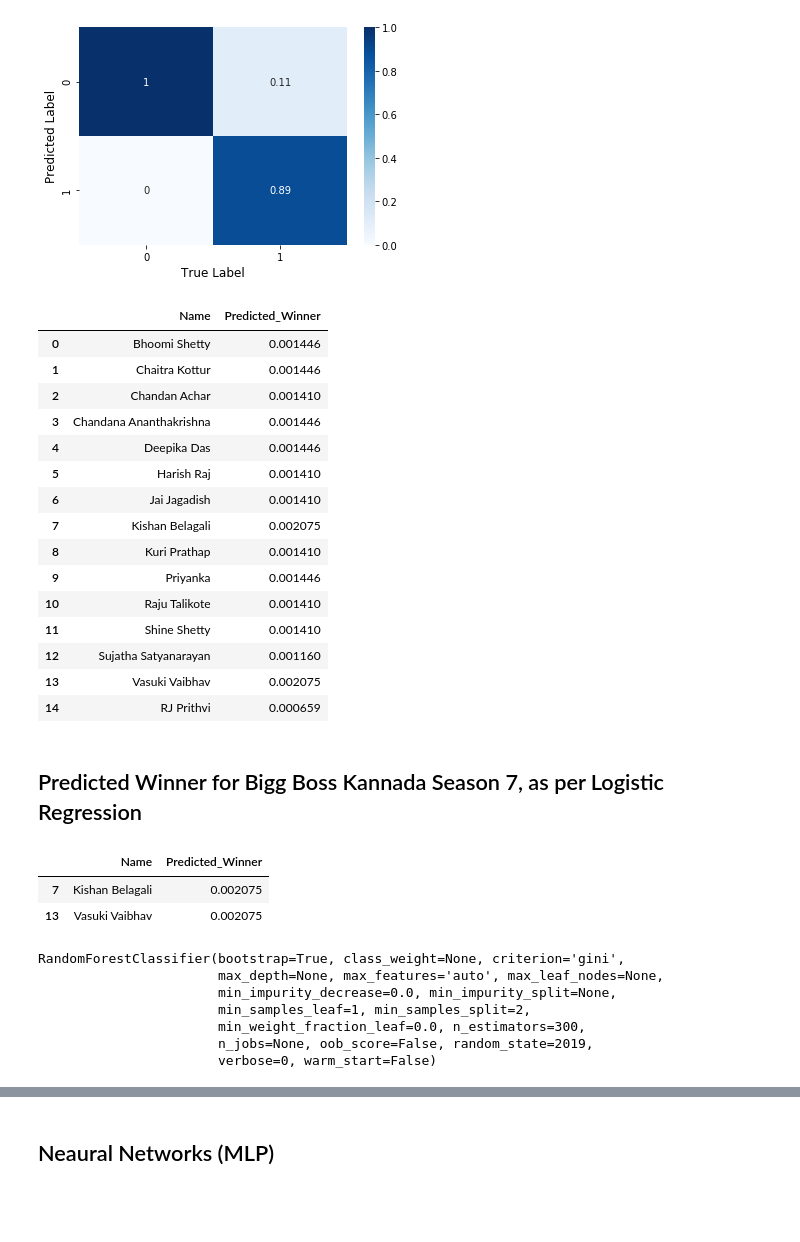
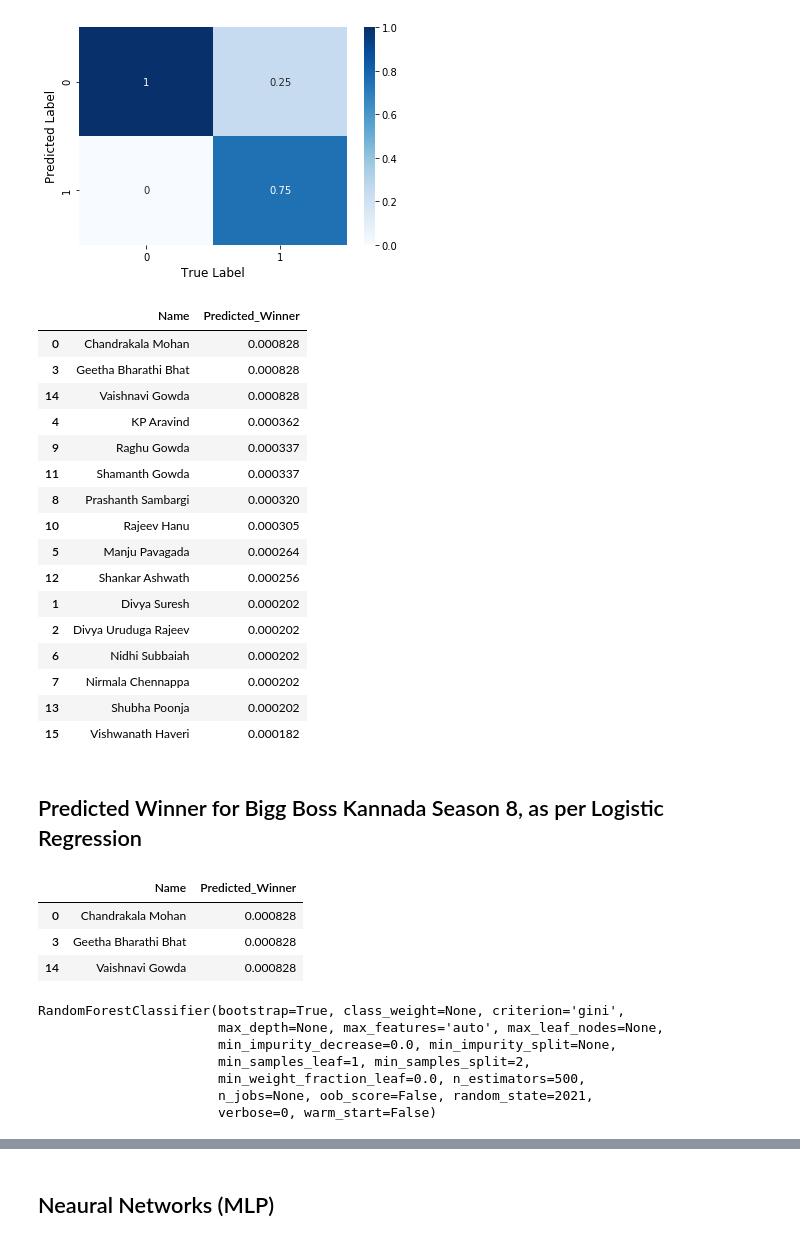
Before and after one commit to satya-thirumani/bigg-boss-data-set, a Jupyter notebook: Predicting Bigg Boss Kannada Season Winner.ipynb, the cells around one changed output, grey strips where cells are left out. Saved outputs shown, nothing was run; the diff lists cells and outputs as text; code cells hidden in the pictures; blank space fills up the shorter version.

```diff
--- a/Predicting Bigg Boss Kannada Season Winner.ipynb
+++ b/Predicting Bigg Boss Kannada Season Winner.ipynb
@@ -185,3 +185,7 @@ Name: Wild Card, dtype: float64
+# %%
+# Common people has many professions, so clubbing them into one category
+bigg_boss['Profession'] = bigg_boss['Profession'].fillna('UNKNOWN')
+bigg_boss.loc[bigg_boss['Profession'].str.contains('Commoner'),'Profession']='Commoner'
 # %% [markdown]
 ## Number of film actress entered into the Bigg Boss houses, are more when compared to other professions
 # %%
@@ -497,6 +525,6 @@ test
 # %%
-BB_Kannada_participant = test[['Name']]
-BB_Kannada_participant.reset_index(drop=True, inplace=True)
-BB_Kannada_participant
+BB_Kannada_participants = test[['Name']]
+BB_Kannada_participants.reset_index(drop=True, inplace=True)
+BB_Kannada_participants
 # %% [output]
 |  | Name |
@@ -585,6 +615,6 @@ Length: 163, dtype: int64
 # %%
-train2.drop(["Profession_Musician","Profession_Dancer"], axis=1, inplace=True)
-test.drop(["Profession_Musician","Profession_Dancer"], axis=1, inplace=True)
+train2.drop(["Profession_Musician","Profession_UNKNOWN"], axis=1, inplace=True)
+test.drop(["Profession_Musician","Profession_UNKNOWN"], axis=1, inplace=True)
 # %%
 train2.head()
 # %% [output]
@@ -658,4 +689,4 @@ F1 score for C=1000: 99.33696433544242
 # %%
-logi = LogisticRegression(random_state=2019,C=10).fit(x_train, y_train)
+logi = LogisticRegression(random_state=2021,C=20).fit(x_train, y_train)
 logi
 # %% [output]
@@ -681,46 +712,47 @@ plot_confusion_matrix()
 [figure]
 # %%
 predicted_val_logi = logi.predict_proba(test)[:, 1]
-winner_lg = pd.concat([BB_Kannada_participant, pd.DataFrame(predicted_val_logi, columns=['Predicted_Winner'])],axis=1)
-winner_lg[['Name','Predicted_Winner']]
+winner_lg = pd.concat([BB_Kannada_participants, pd.DataFrame(predicted_val_logi, columns=['Predicted_Winner'])],axis=1)
+winner_lg.sort_values('Predicted_Winner',ascending=False)
 # %% [output]
 |  | Name | Predicted_Winner |
-| 0 | Bhoomi Shetty | 0.001446 |
-| 1 | Chaitra Kottur | 0.001446 |
-| 2 | Chandan Achar | 0.001410 |
-| 3 | Chandana Ananthakrishna | 0.001446 |
-| 4 | Deepika Das | 0.001446 |
-| 5 | Harish Raj | 0.001410 |
-| 6 | Jai Jagadish | 0.001410 |
-| 7 | Kishan Belagali | 0.002075 |
-| 8 | Kuri Prathap | 0.001410 |
-| 9 | Priyanka | 0.001446 |
-| 10 | Raju Talikote | 0.001410 |
-| 11 | Shine Shetty | 0.001410 |
-| 12 | Sujatha Satyanarayan | 0.001160 |
-| 13 | Vasuki Vaibhav | 0.002075 |
-| 14 | RJ Prithvi | 0.000659 |
+| 0 | Chandrakala Mohan | 0.000828 |
+| 3 | Geetha Bharathi Bhat | 0.000828 |
+| 14 | Vaishnavi Gowda | 0.000828 |
+| 4 | KP Aravind | 0.000362 |
+| 9 | Raghu Gowda | 0.000337 |
+| 11 | Shamanth Gowda | 0.000337 |
+| 8 | Prashanth Sambargi | 0.000320 |
+| 10 | Rajeev Hanu | 0.000305 |
+| 5 | Manju Pavagada | 0.000264 |
+| 12 | Shankar Ashwath | 0.000256 |
+| 1 | Divya Suresh | 0.000202 |
+| 2 | Divya Uruduga Rajeev | 0.000202 |
+| 6 | Nidhi Subbaiah | 0.000202 |
+| 7 | Nirmala Chennappa | 0.000202 |
+| 13 | Shubha Poonja | 0.000202 |
+| 15 | Vishwanath Haveri | 0.000182 |
 # %% [markdown]
-## Predicted Winner for Bigg Boss Kannada Season 7, as per Logistic Regression
+## Predicted Winner for Bigg Boss Kannada Season 8, as per Logistic Regression
 # %%
-# Predicted Winner for Bigg Boss Kannada Season 7, as per LogisticRegression
-# winner_lg.iloc[winner_lg.Predicted_Winner.argmax()]['Name']
+# Predicted Winner for Bigg Boss Kannada Season 8, as per LogisticRegression
 winner_lg.iloc[np.argwhere(winner_lg.Predicted_Winner == np.amax(winner_lg.Predicted_Winner)).flatten().tolist()]
 # %% [output]
 |  | Name | Predicted_Winner |
-| 7 | Kishan Belagali | 0.002075 |
-| 13 | Vasuki Vaibhav | 0.002075 |
+| 0 | Chandrakala Mohan | 0.000828 |
+| 3 | Geetha Bharathi Bhat | 0.000828 |
+| 14 | Vaishnavi Gowda | 0.000828 |
 # %%
 # RandomForest
-rf = RandomForestClassifier(n_estimators=300, random_state=2019).fit(x_train, y_train)
+rf = RandomForestClassifier(n_estimators=500, random_state=2021).fit(x_train, y_train)
 rf
 # %% [output]
 RandomForestClassifier(bootstrap=True, class_weight=None, criterion='gini',
                        max_depth=None, max_features='auto', max_leaf_nodes=None,
                        min_impurity_decrease=0.0, min_impurity_split=None,
                        min_samples_leaf=1, min_samples_split=2,
-                       min_weight_fraction_leaf=0.0, n_estimators=300,
-                       n_jobs=None, oob_score=False, random_state=2019,
+                       min_weight_fraction_leaf=0.0, n_estimators=500,
+                       n_jobs=None, oob_score=False, random_state=2021,
                        verbose=0, warm_start=False)
 # %%
 predicted_val_rf = rf.predict_proba(x_val)[:, 1]
```
Also changed, not shown: parts of 62 cells of this notebook.
